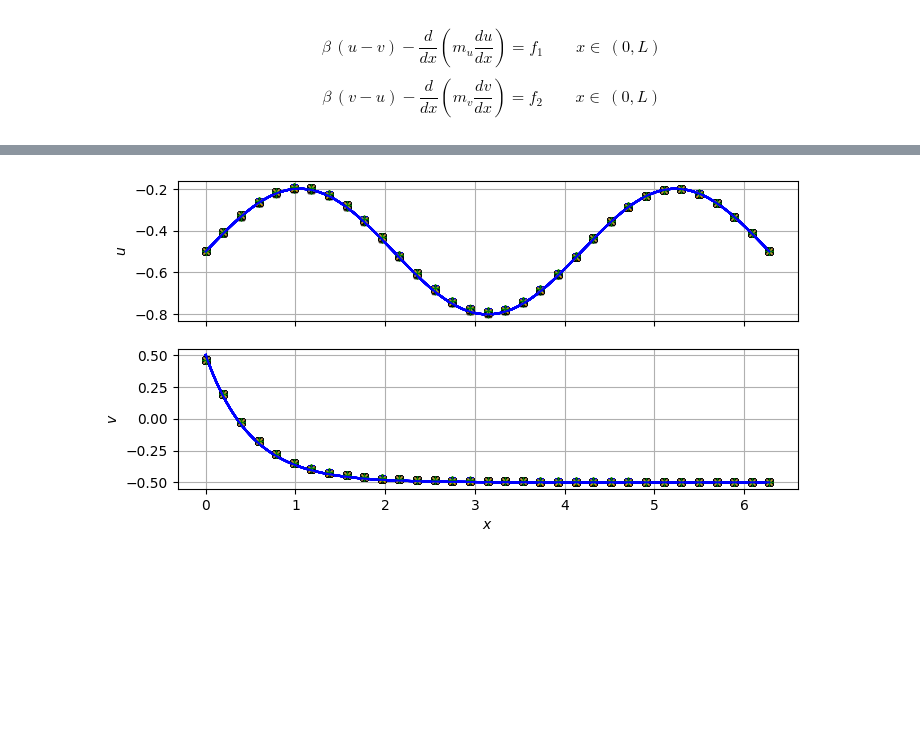
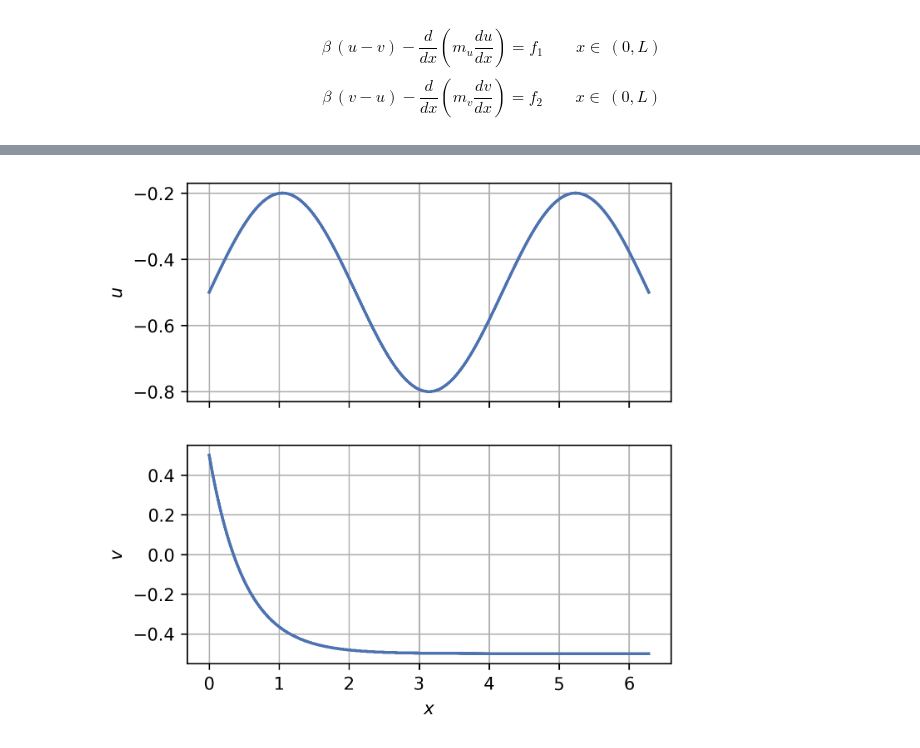
Before and after one commit to multiform-UoN/splittingschemes, a Jupyter notebook: python/fvm1D_dualPorosity.ipynb, the cells around one changed output, grey strips where cells are left out. Drawn from its saved outputs; the diff is of its cells as text; code cells hidden in the pictures; blank space fills up the shorter version.

```diff
--- a/python/fvm1D_dualPorosity.ipynb
+++ b/python/fvm1D_dualPorosity.ipynb
@@ -10,7 +10,13 @@ import scipy.linalg as linalg
 import matplotlib.pyplot as plt
 import numpy as np
 import matplotlib as mpl
+plt.style.use('tableau-colorblind10')
+plt.style.use('default')
 import mylib
+
+# import seaborn as sns
+# sns.color_palette("dark")
+# sns.set_theme(style="whitegrid")
 
 def u_sol(x, kwargs):
     return kwargs['N'] + kwargs['O']*np.sin(kwargs['P']*(x-kwargs['Q']))
@@ -199,12 +215,12 @@ plt.show()
 # %%
 
 L = 2.0*np.pi
-N = 32
+N = 100
 x = np.linspace(0, L, N+1) #faces coordinates
 xc = np.linspace(0.5*np.divide(L, N), L-0.5*np.divide(L, N), N) #centercells coordinates
 xfine = np.linspace(0, L, 1000)
 omega = 1.5 # SOR relaxation factor
-nit_max = 600
+nit_max = 1000
 toll = 1e-6
 
 err = {
@@ -221,11 +237,11 @@ err = {
     "mono":{"u_errl2":[], "v_errl2":[]}
     }
 
-fig1, axs1 = plt.subplots(2, 1, figsize=(8,4), dpi=100, sharex=True)
-fig2, axs2 = plt.subplots(1, 1, figsize=(8,4), dpi=100, sharex=True)
-fig3, axs3 = plt.subplots(1, 1, figsize=(8,4), dpi=100, sharex=True)
+fig1, axs1 = plt.subplots(2, 1, figsize=(5,5), dpi=300, sharex=True)
+fig2, axs2 = plt.subplots(1, 1, figsize=(5,5), dpi=300, sharex=True)
+fig3, axs3 = plt.subplots(1, 1, figsize=(5,5), dpi=300, sharex=True)
 
-beta = np.logspace(-1, 6, 20)
+beta = np.logspace(0, 4, 20)
 # beta = [0.001]
 
 for val in beta:
@@ -235,16 +251,15 @@ for val in beta:
         # 'B': 0.2,
         # 'C': 1.0,
 
-        # m_u
-        'D': 1.0, #constant
-        'E': 0.0, #amplitude
-        'F': 4.0, #frequency
+        # m_u and m_v
+        'D': 1e4, #constant
+        'E': 5e3, #amplitude
+        'F': 2, #frequency
         'G': 0.0, #shift
 
-        # m_v
-        'H': 100.0,#1000.0, #constant
-        'I': 0.0,#-999.999, #amplitude
-        'L': 3.5, #frequency
+        'H': 1/val,#1000.0, #constant
+        'I': 0.5/val,#-999.999, #amplitude
+        'L': 4, #frequency
         'M': 0.0, #shift
 
         # solutions
@@ -337,16 +352,17 @@ for val in beta:
 
     ##################################################################
 
-    markersize = 4
-    linewidth = 0.8
+    markersize = 8
+    linewidth = 2
+    markevery = 1
 
     # axs1[0].plot(x, 0*x, '|', color='k', markersize=6.0)
     # axs1[0].plot(xc, 0*xc, '.', color='k', markersize=2.0)
-    axs1[0].plot(x, mylib.fvm_reconstruct_1D(u), 'sk' , label=r'$u_{rec,monolithic}$', linewidth=linewidth, markersize=markersize)
-    axs1[0].plot(x, mylib.fvm_reconstruct_1D(u_SPJa), 'xr' , label=r'$u_{rec,SPJa}$', linewidth=linewidth, markersize=markersize)
-    axs1[0].plot(x, mylib.fvm_reconstruct_1D(u_SPJu), 'xb' , label=r'$u_{rec,SPJu}$', linewidth=linewidth, markersize=markersize)
-    axs1[0].plot(x, mylib.fvm_reconstruct_1D(u_SPJv), 'xy' , label=r'$u_{rec,SPJv}$', linewidth=linewidth, markersize=markersize)
-    axs1[0].plot(x, mylib.fvm_reconstruct_1D(u_S2PJ), '+g' , label=r'$u_{rec,S2PJ}$', linewidth=linewidth)
+    # axs1[0].plot(x, mylib.fvm_reconstruct_1D(u), 'sk' , label=r'$u_{rec,monolithic}$', linewidth=linewidth, markersize=markersize)
+    # axs1[0].plot(x, mylib.fvm_reconstruct_1D(u_SPJa), 'xr' , label=r'$u_{rec,SPJa}$', linewidth=linewidth, markersize=markersize)
+    # axs1[0].plot(x, mylib.fvm_reconstruct_1D(u_SPJu), 'xb' , label=r'$u_{rec,SPJu}$', linewidth=linewidth, markersize=markersize)
+    # axs1[0].plot(x, mylib.fvm_reconstruct_1D(u_SPJv), 'xy' , label=r'$u_{rec,SPJv}$', linewidth=linewidth, markersize=markersize)
+    # axs1[0].plot(x, mylib.fvm_reconstruct_1D(u_S2PJ), '+g' , label=r'$u_{rec,S2PJ}$', linewidth=linewidth)
     # axs1[0].plot(xc, u, '_y', label=r'$\frac{1}{|cell|}\int u\,dx$', markersize=markersize)
     axs1[0].plot(xfine, u_sol(xfine, kwargs), '-b', label=r'$u(x)$')
     # axs1[0].plot(xfine, m_u(xfine, kwargs), '--g', label=r'$m_u(x)$')
@@ -354,56 +370,56 @@ for val in beta:
 
     # axs1[1].plot(x, 0*x, '|', color='k', markersize=6.0)
     # axs1[1].plot(xc, 0*xc, '.', color='k', markersize=2.0)
-    axs1[1].plot(x, mylib.fvm_reconstruct_1D(v), 'sk' , label=r'$v_{rec,monolithic}$', linewidth=linewidth, markersize=markersize)
-    axs1[1].plot(x, mylib.fvm_reconstruct_1D(v_SPJa), 'xr' , label=r'$v_{rec,SPJa}$', linewidth=linewidth, markersize=markersize)
-    axs1[1].plot(x, mylib.fvm_reconstruct_1D(v_SPJu), 'xb' , label=r'$v_{rec,SPJu}$', linewidth=linewidth, markersize=markersize)
-    axs1[1].plot(x, mylib.fvm_reconstruct_1D(v_SPJv), 'xy' , label=r'$v_{rec,SPJv}$', linewidth=linewidth, markersize=markersize)
-    axs1[1].plot(x, mylib.fvm_reconstruct_1D(v_S2PJ), '+g' , label=r'$v_{rec,S2PJ}$', linewidth=linewidth)
+    # axs1[1].plot(x, mylib.fvm_reconstruct_1D(v), 'sk' , label=r'$v_{rec,monolithic}$', linewidth=linewidth, markersize=markersize)
+    # axs1[1].plot(x, mylib.fvm_reconstruct_1D(v_SPJa), 'xr' , label=r'$v_{rec,SPJa}$', linewidth=linewidth, markersize=markersize)
+    # axs1[1].plot(x, mylib.fvm_reconstruct_1D(v_SPJu), 'xb' , label=r'$v_{rec,SPJu}$', linewidth=linewidth, markersize=markersize)
+    # axs1[1].plot(x, mylib.fvm_reconstruct_1D(v_SPJv), 'xy' , label=r'$v_{rec,SPJv}$', linewidth=linewidth, markersize=markersize)
+    # axs1[1].plot(x, mylib.fvm_reconstruct_1D(v_S2PJ), '+g' , label=r'$v_{rec,S2PJ}$', linewidth=linewidth)
     # axs1[1].plot(xc, v, '_y', label=r'$\frac{1}{|cell|}\int v\,dx$', markersize=markersize)
     axs1[1].plot(xfine, v_sol(xfine, kwargs), '-b', label=r'$v(x)$')
     # axs1[1].plot(xfine, m_v(xfine, kwargs), '--g', label=r'$m_v(x)$')
     # axs1[1].plot(xfine, f_2(xfine, kwargs), '--c', label=r'$f_v(x)$')
 
 axs1[0].set_ylabel(r'$u$')
 axs1[0].grid()
 axs1[1].set_xlabel(r'$x$')
 axs1[1].set_ylabel(r'$v$')
 axs1[1].grid()
 # axs1[0].legend()
 # axs1[1].legend()
-# fig1.savefig('./figures/dualporosity_varbeta_results.pdf')
+fig1.savefig('./figures/dualporosity_varbeta_results.pdf')
 
-axs2.loglog(beta, err['BJ']['nit'],   'k.-', label=r'$BJ$')
-axs2.loglog(beta, err['BGS']['nit'],  'r.-', label=r'$BGS$')
-axs2.loglog(beta, err['SPJa']['nit'], 'r>-', label=r'$SPJa$')
-axs2.loglog(beta, err['SPJu']['nit'], 'b>-', label=r'$SPJu$')
-axs2.loglog(beta, err['SPJv']['nit'], 'g>-', label=r'$SPJv$')
+axs2.loglog(beta, err['BJ']['nit'],  'k', linestyle='solid',   label=f"BJ", linewidth=linewidth,   markersize=markersize)
+axs2.loglog(beta, err['BGS']['nit'], 'k',  linestyle='dashed', label=f"BGS", linewidth=linewidth,  markersize=markersize)
+axs2.loglog(beta, err['SPJa']['nit'],'+',linestyle='dotted',   label=f"SPJa", linewidth=linewidth, markersize=markersize)
+axs2.loglog(beta, err['SPJu']['nit'],'x',linestyle='dotted',   label=f"SPJu", linewidth=linewidth, markersize=markersize)
+axs2.loglog(beta, err['SPJv']['nit'],'o',linestyle='dotted',   label=f"SPJv", linewidth=linewidth, markersize=markersize)
 # axs2.loglog(beta, err['La']['nit'],   'rP-', label=r'$La$')
 # axs2.loglog(beta, err['Lu']['nit'],   'bP-', label=r'$Lu$')
 # axs2.loglog(beta, err['Lv']['nit'],   'gP-', label=r'$Lv$')
-axs2.loglog(beta, err['S2PJ']['nit'], 'k3-', label=r'$S2PJ$', markersize=10)
+# axs2.loglog(beta, err['S2PJ']['nit'], 'k3-', label=r'$S2PJ$', markersize=10)
 axs2.set_xlabel(r"$\beta$")
 axs2.set_ylabel(r"$\#~iterations$")
 axs2.grid()
 axs2.legend()
 fig2.savefig('./figures/dualporosity_varbeta_iterations_600-1e-6.pdf')
 
-axs3.loglog(beta, err['mono']['u_errl2'], 's-', label=r'$Monolithic$')
-axs3.loglog(beta, err['BJ']['u_errl2'],   'k.-', label=r'$BJ$')
-axs3.loglog(beta, err['BGS']['u_errl2'],  'r.-', label=r'$BGS$')
-axs3.loglog(beta, err['SPJa']['u_errl2'], 'r>-', label=r'$SPJa$')
-axs3.loglog(beta, err['SPJu']['u_errl2'], 'b>-', label=r'$SPJu$')
-axs3.loglog(beta, err['SPJv']['u_errl2'], 'g>-', label=r'$SPJv$')
+# axs3.loglog(beta, err['mono']['u_errl2'], 's-', label=r'$Monolithic$')
+# axs3.loglog(beta, err['BJ']['u_errl2'],   'k.-', label=r'$BJ$')
+# axs3.loglog(beta, err['BGS']['u_errl2'],  'r.-', label=r'$BGS$')
+# axs3.loglog(beta, err['SPJa']['u_errl2'], 'r>-', label=r'$SPJa$')
+# axs3.loglog(beta, err['SPJu']['u_errl2'], 'b>-', label=r'$SPJu$')
+# axs3.loglog(beta, err['SPJv']['u_errl2'], 'g>-', label=r'$SPJv$')
 # axs3.loglog(beta, err['La']['u_errl2'],   'rP-', label=r'$La$')
 # axs3.loglog(beta, err['Lu']['u_errl2'],   'bP-', label=r'$Lu$')
 # axs3.loglog(beta, err['Lv']['u_errl2'],   'gP-', label=r'$Lv$')
-axs3.loglog(beta, err['S2PJ']['u_errl2'], 'k3-', label=r'$S2PJ$', markersize=10)
-axs3.set_xlabel(r"$\beta$")
-axs3.set_ylabel(r"$||u(x_f)-u_h(x_f)||_{\mathbb{R}^N}$")#
-axs3.grid()
-axs3.legend()
+# axs3.loglog(beta, err['S2PJ']['u_errl2'], 'k3-', label=r'$S2PJ$', markersize=10)
+# axs3.set_xlabel(r"$\beta$")
+# axs3.set_ylabel(r"$||u(x_f)-u_h(x_f)||_{\mathbb{R}^N}$")#
+# axs3.grid()
+# axs3.legend()
 # fig3.savefig('./figures/dualporosity_varbeta_error-fixed-iterations-50.pdf')
 
 plt.show()
 # %% [output]
-[figure, old version]
+[figure, new version]
```
Also changed, not shown: parts of 2 cells of this notebook, 4 other files.
